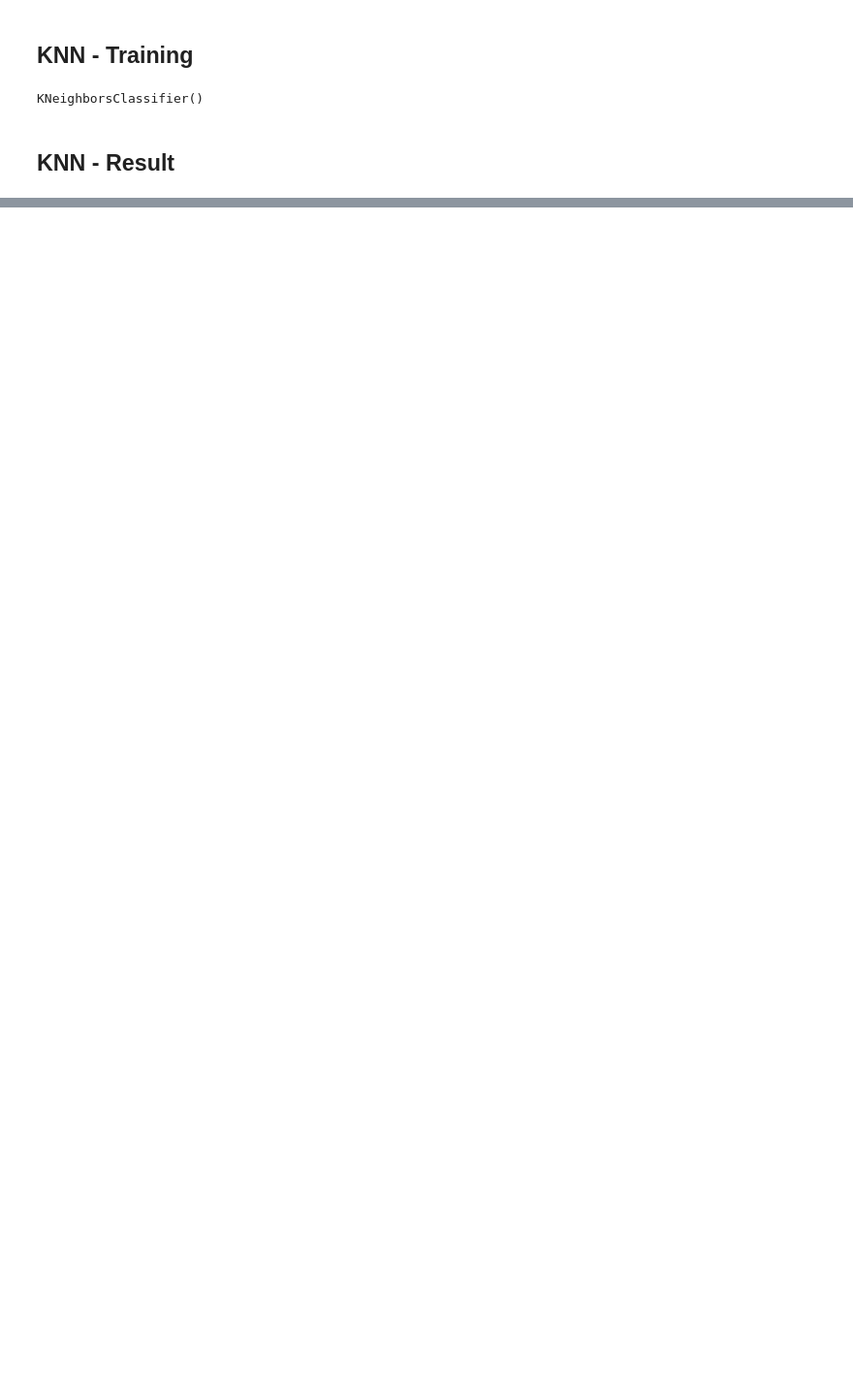
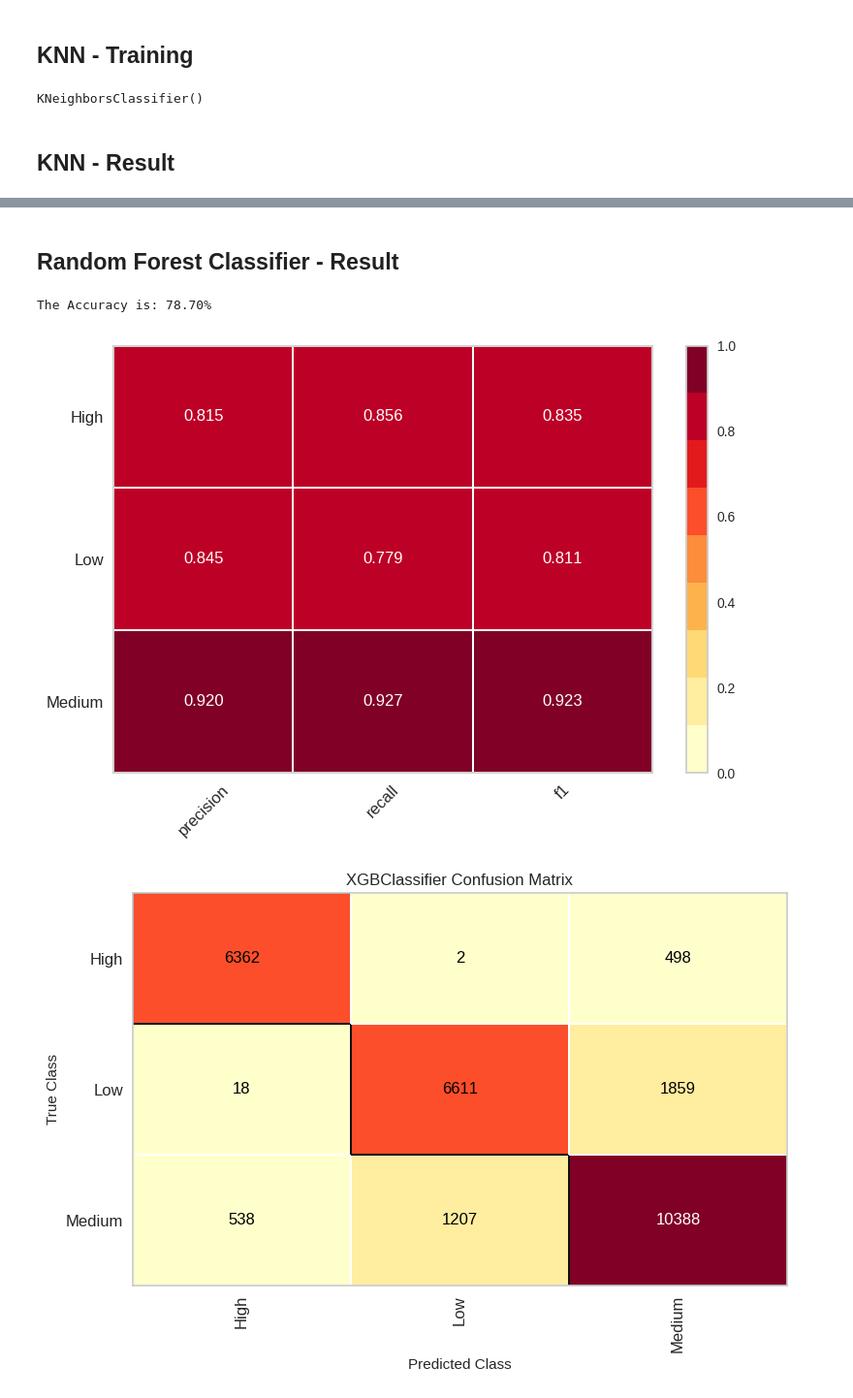
Before and after one commit to ttheshreeyasingh/Multi-Election-Insights, a Jupyter notebook: classification/margin-predict.ipynb, the cells around one changed output, grey strips where cells are left out. Shown at 97% size. Drawn from its saved outputs; the diff is of its cells as text; code cells hidden in the pictures; blank space fills up the shorter version.

Commit message:
implemented RFC and LightBGM classifier

```diff
--- a/classification/margin-predict.ipynb
+++ b/classification/margin-predict.ipynb
@@ -514,0 +558,8 @@ The Accuracy is: 52.64%
+# %% [markdown]
+## Random Forest Classifier - Result
+# %%
+pipe()
+# %% [output]
+The Accuracy is: 78.70%
+[figure, added]
+[figure, added]
```
Also changed, not shown: parts of 33 cells of this notebook.
